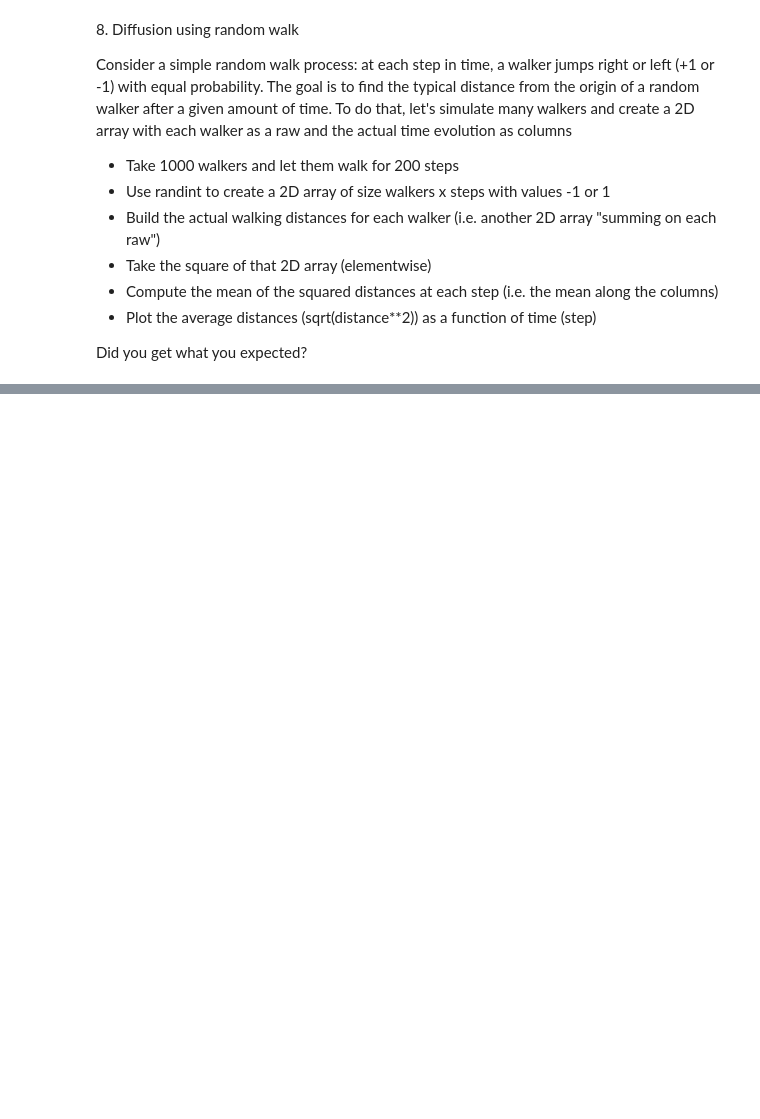
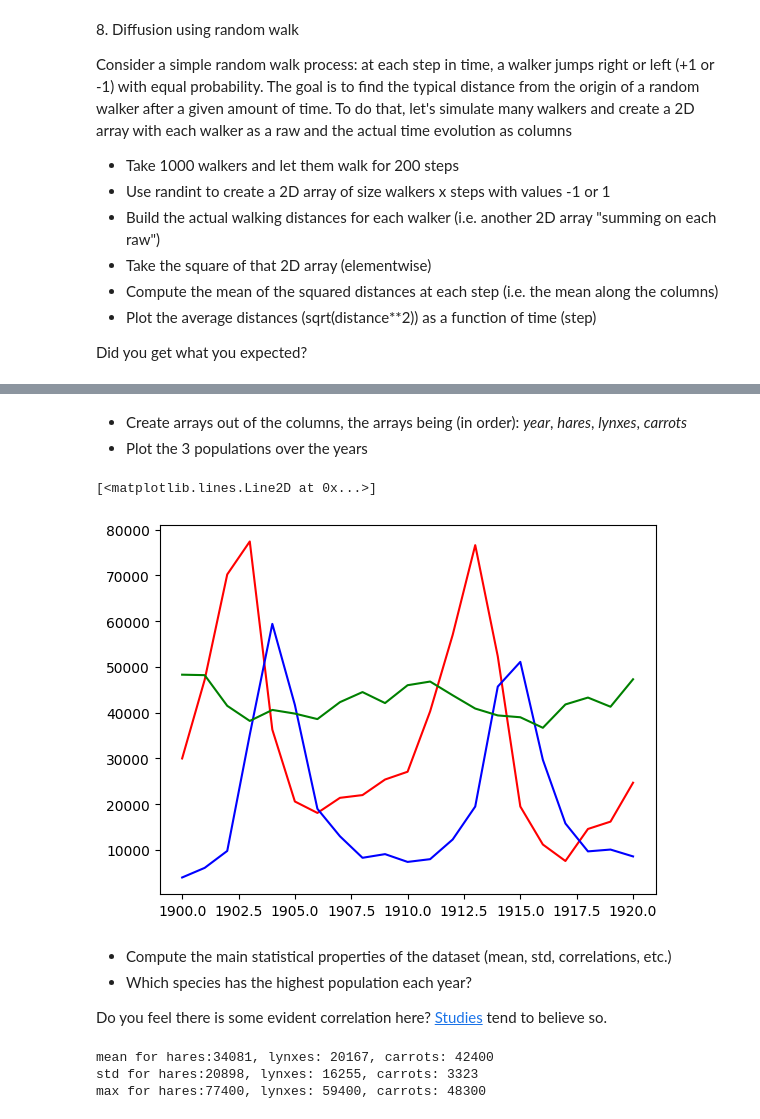
Before and after one commit to margherita-lera/LaboratoryOfComputationalPhysics_Y7, a Jupyter notebook: 04ex_Numpy.ipynb, the cells around one changed output, grey strips where cells are left out. Saved outputs shown, nothing was run; the diff lists cells and outputs as text; code cells hidden in the pictures; blank space fills up the shorter version.

```diff
--- a/04ex_Numpy.ipynb
+++ b/04ex_Numpy.ipynb
@@ -244,0 +310,3 @@ Do you feel there is some evident correlation here? [Studies](https://www.enr.go
+# %%
+data=np.loadtxt('data/populations.txt')
+print(data)
@@ -244,0 +331,28 @@ Do you feel there is some evident correlation here? [Studies](https://www.enr.go
+# %% [markdown]
+  * Create arrays out of the columns, the arrays being (in order): *year*, *hares*, *lynxes*, *carrots*
+  * Plot the 3 populations over the years
+# %%
+years=data[:,0]
+hares=data[:,1]
+lynxes=data[:,2]
+carrots=data[:,3]
+
+plt.plot(years,hares,'r-')
+plt.plot(years,lynxes,'b-')
+plt.plot(years,carrots,'g-')
+# %% [output]
+[<matplotlib.lines.Line2D at 0x...>]
+[figure, added]
+# %% [markdown]
+ * Compute the main statistical properties of the dataset (mean, std, correlations, etc.)
+  * Which species has the highest population each year?
+
+Do you feel there is some evident correlation here? [Studies](https://www.enr.gov.nt.ca/en/services/lynx/lynx-snowshoe-hare-cycle) tend to believe so.
+# %%
+print('mean for hares:%.0f, lynxes: %.0f, carrots: %.0f'%(hares.mean(),lynxes.mean(),carrots.mean()))
+print('std for hares:%.0f, lynxes: %.0f, carrots: %.0f'%(hares.std(),lynxes.std(),carrots.std()))
+print('max for hares:%.0f, lynxes: %.0f, carrots: %.0f'%(hares.max(),lynxes.max(),carrots.max()))
+# %% [output]
+mean for hares:34081, lynxes: 20167, carrots: 42400
+std for hares:20898, lynxes: 16255, carrots: 3323
+max for hares:77400, lynxes: 59400, carrots: 48300
```
Also changed, not shown: parts of 12 cells of this notebook, 14 other files.
